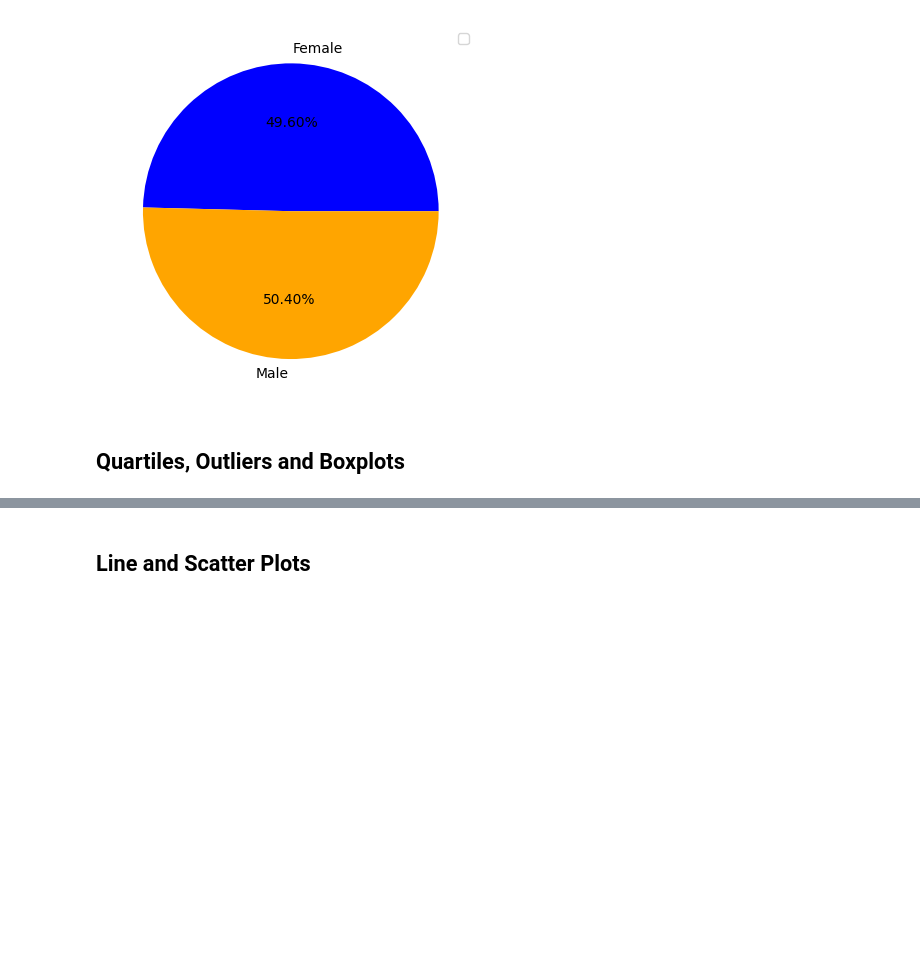
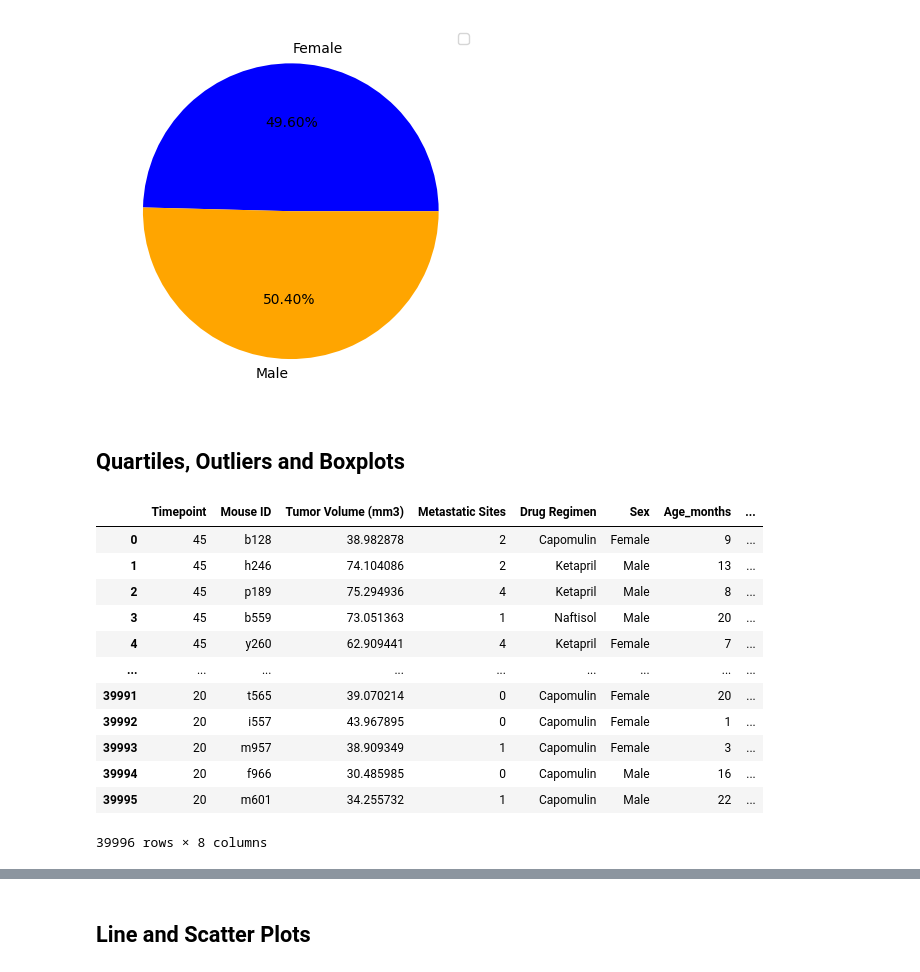
Before and after one commit to a676-code/plotting-challenge, a Jupyter notebook: Pymaceuticals/pymaceuticals.ipynb, the cells around one changed output, grey strips where cells are left out. Saved outputs shown, nothing was run; the diff lists cells and outputs as text; code cells hidden in the pictures; blank space fills up the shorter version.

```diff
--- a/Pymaceuticals/pymaceuticals.ipynb
+++ b/Pymaceuticals/pymaceuticals.ipynb
@@ -238,10 +239,27 @@ No artists with labels found to put in legend.  Note that artists whose label st
 # %%
 # Calculate the final tumor volume of each mouse across four of the treatment regimens:
 # Capomulin, Ramicane, Infubinol, and Ceftamin
 
 # Start by getting the last (greatest) timepoint for each mouse
-
+groupby_mouse = df_cleaned.groupby(["Mouse ID"])
+max_timepoints = groupby_mouse.max()["Timepoint"]
 
 # Merge this group df with the original DataFrame to get the tumor volume at the last timepoint
+max_time_df = pd.merge(max_timepoints, df_cleaned)
+max_time_df
+# %% [output]
+|  | Timepoint | Mouse ID | Tumor Volume (mm3) | Metastatic Sites | Drug Regimen | Sex | Age_months | ... |
+| 0 | 45 | b128 | 38.982878 | 2 | Capomulin | Female | 9 | ... |
+| 1 | 45 | h246 | 74.104086 | 2 | Ketapril | Male | 13 | ... |
+| 2 | 45 | p189 | 75.294936 | 4 | Ketapril | Male | 8 | ... |
+| 3 | 45 | b559 | 73.051363 | 1 | Naftisol | Male | 20 | ... |
+| 4 | 45 | y260 | 62.909441 | 4 | Ketapril | Female | 7 | ... |
+| ... | ... | ... | ... | ... | ... | ... | ... | ... |
+| 39991 | 20 | t565 | 39.070214 | 0 | Capomulin | Female | 20 | ... |
+| 39992 | 20 | i557 | 43.967895 | 0 | Capomulin | Female | 1 | ... |
+| 39993 | 20 | m957 | 38.909349 | 1 | Capomulin | Female | 3 | ... |
+| 39994 | 20 | f966 | 30.485985 | 0 | Capomulin | Male | 16 | ... |
+| 39995 | 20 | m601 | 34.255732 | 1 | Capomulin | Male | 22 | ... |
+39996 rows × 8 columns
 # %%
 # Put treatments into a list for for loop (and later for plot labels)
```
Also changed, not shown: parts of 6 cells of this notebook.
